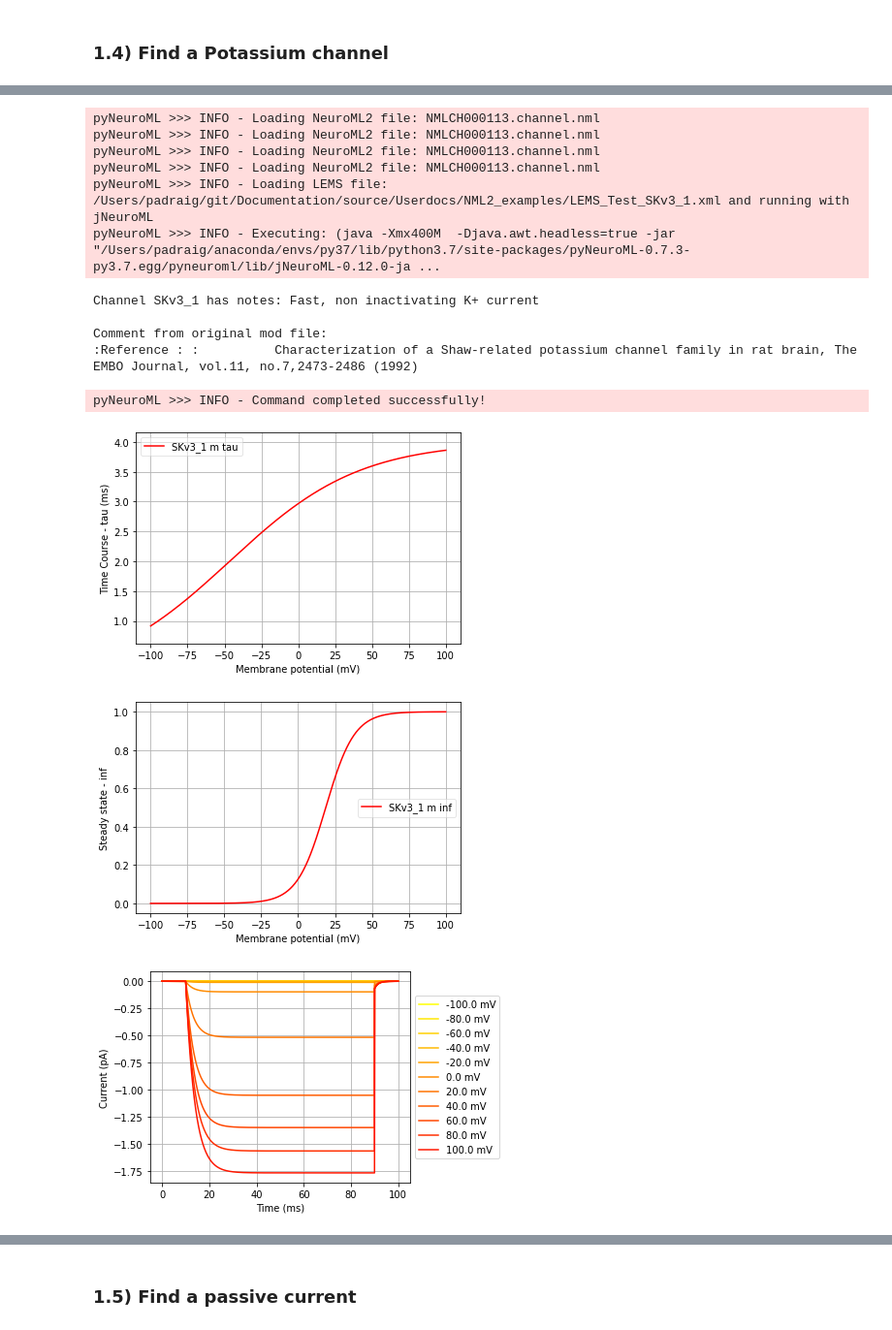
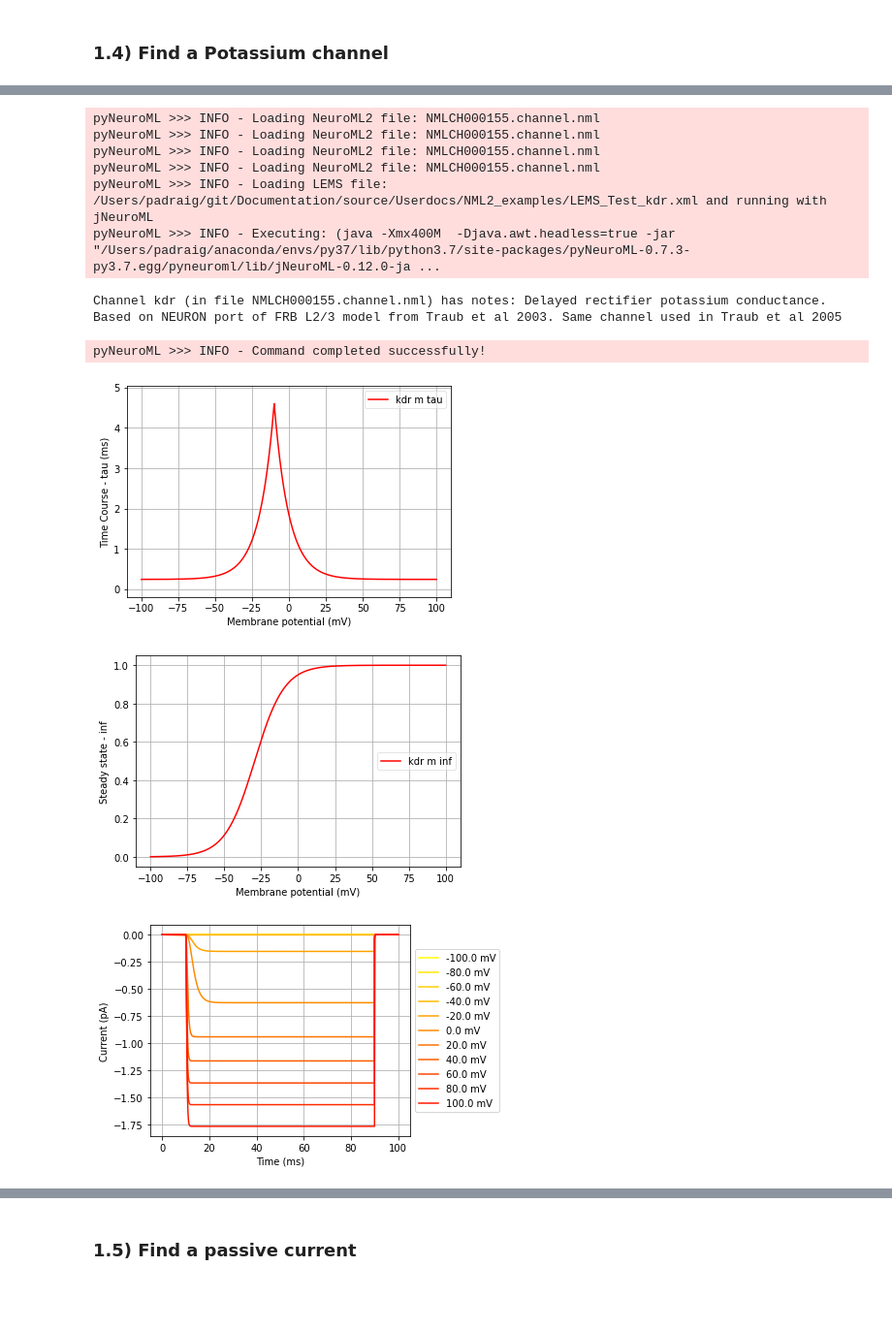
Before and after one commit to NeuroML/Documentation, a Jupyter notebook: source/Userdocs/NML2_examples/NeuroML-DB.ipynb, the cells around one changed output, grey strips where cells are left out. Shown: that part at 97% size. Cells and saved outputs as stored; diff of their text form; code cells hidden in the pictures; blank space fills up the shorter version.

```diff
--- a/source/Userdocs/NML2_examples/NeuroML-DB.ipynb
+++ b/source/Userdocs/NML2_examples/NeuroML-DB.ipynb
@@ -111,26 +124,23 @@ NMLCH000113: K Fast Noninactivating Potassium, None Wunder 1992
 # %%
 # Download one of these
 
-k_chan_doc, k_chan_fname = get_model_from_neuromldb('NMLCH000113', 'channel')
+k_chan_doc, k_chan_fname = get_model_from_neuromldb('NMLCH000155', 'channel')
 
 k_chan = k_chan_doc.ion_channel[0] # select the first ion channel in the nml doc
 
-print('Channel %s has notes: %s'%(k_chan.id, k_chan.notes))
+print('Channel %s (in file %s) has notes: %s'%(k_chan.id, k_chan_fname, k_chan.notes))
 
 k_erev = -77
 run(channel_files=[k_chan_fname], ivCurve=True, erev=k_erev)
 # %% [output]
-pyNeuroML >>> INFO - Loading NeuroML2 file: NMLCH000113.channel.nml
-pyNeuroML >>> INFO - Loading NeuroML2 file: NMLCH000113.channel.nml
-pyNeuroML >>> INFO - Loading NeuroML2 file: NMLCH000113.channel.nml
-pyNeuroML >>> INFO - Loading NeuroML2 file: NMLCH000113.channel.nml
-pyNeuroML >>> INFO - Loading LEMS file: /Users/padraig/git/Documentation/source/Userdocs/NML2_examples/LEMS_Test_SKv3_1.xml and running with jNeuroML
+pyNeuroML >>> INFO - Loading NeuroML2 file: NMLCH000155.channel.nml
+pyNeuroML >>> INFO - Loading NeuroML2 file: NMLCH000155.channel.nml
+pyNeuroML >>> INFO - Loading NeuroML2 file: NMLCH000155.channel.nml
+pyNeuroML >>> INFO - Loading NeuroML2 file: NMLCH000155.channel.nml
+pyNeuroML >>> INFO - Loading LEMS file: /Users/padraig/git/Documentation/source/Userdocs/NML2_examples/LEMS_Test_kdr.xml and running with jNeuroML
 pyNeuroML >>> INFO - Executing: (java -Xmx400M  -Djava.awt.headless=true -jar  "/Users/padraig/anaconda/envs/py37/lib/python3.7/site-packages/pyNeuroML-0.7.3-py3.7.egg/pyneuroml/lib/jNeuroML-0.12.0-ja ...
-Channel SKv3_1 has notes: Fast, non inactivating K+ current
-
-Comment from original mod file:
-:Reference : :          Characterization of a Shaw-related potassium channel family in rat brain, The EMBO Journal, vol.11, no.7,2473-2486 (1992)
+Channel kdr (in file NMLCH000155.channel.nml) has notes: Delayed rectifier potassium conductance. Based on NEURON port of FRB L2/3 model from Traub et al 2003. Same channel used in Traub et al 2005
 pyNeuroML >>> INFO - Command completed successfully!
-[figure, old version]
+[figure, new version]
-[figure, old version]
+[figure, new version]
-[figure, old version]
+[figure, new version]
```
Also changed, not shown: parts of 15 cells of this notebook.
